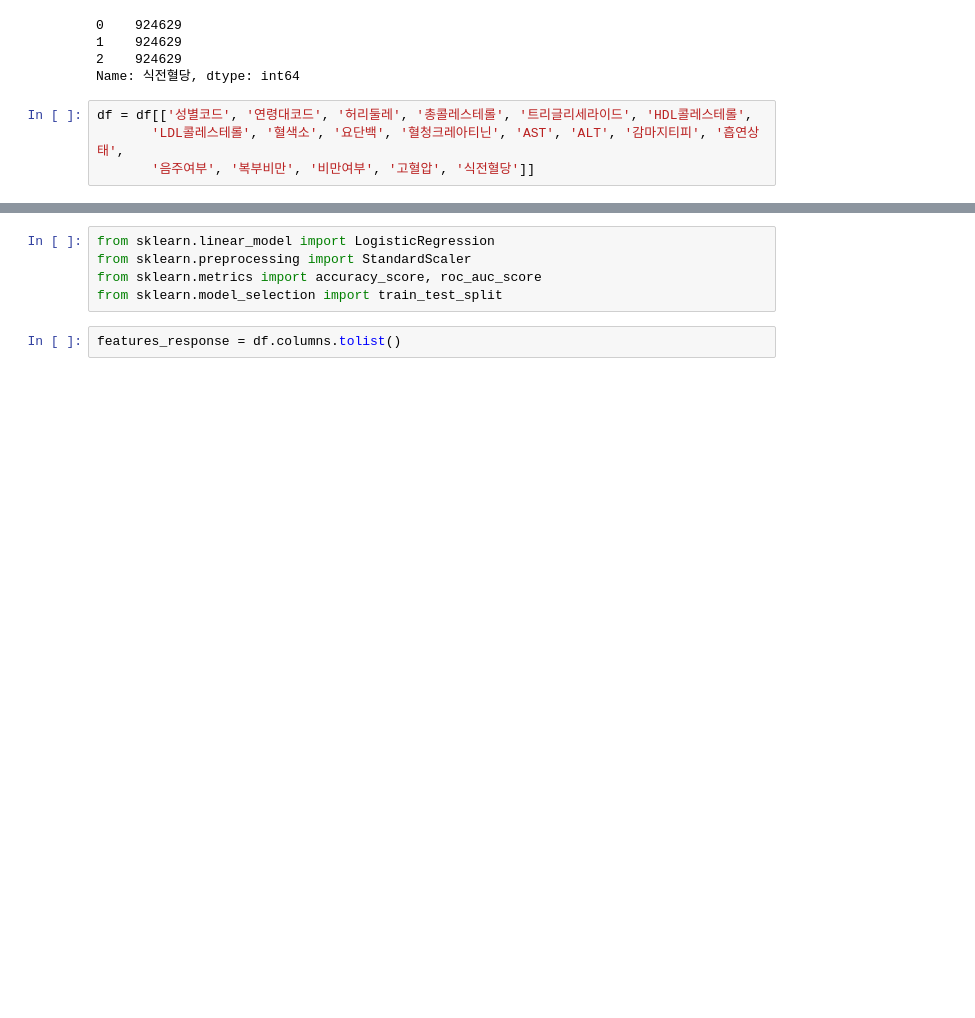
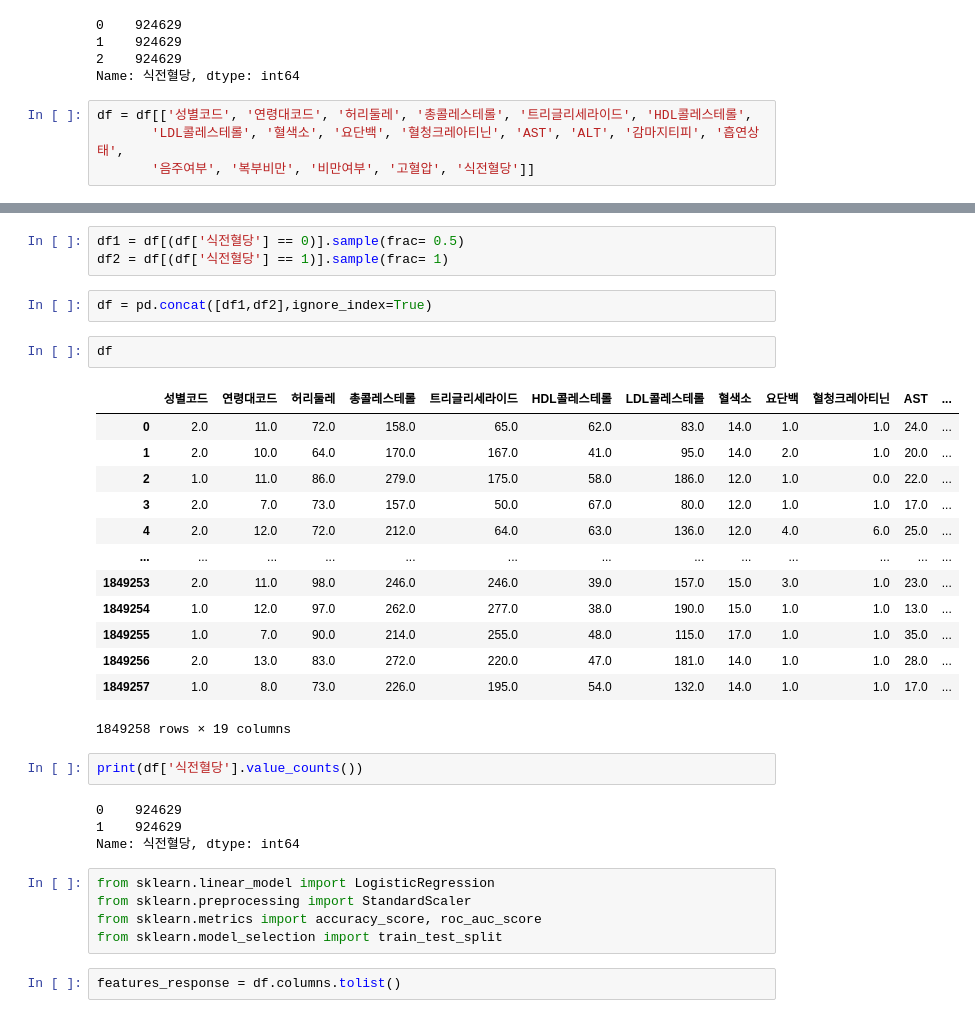
Before and after one commit to kms2698/diabetes-analysys_topgap, a Jupyter notebook: 김민상_LR 모델_over.ipynb, the cells around one changed output, grey strips where cells are left out. Drawn from its saved outputs; the diff is of its cells as text; blank space fills up the shorter version.

```diff
--- a/김민상_LR 모델_over.ipynb
+++ b/김민상_LR 모델_over.ipynb
@@ -46,3 +73,30 @@ df = df[['성별코드', '연령대코드', '허리둘레', '총콜레스테롤'
+# %%
+df1 = df[(df['식전혈당'] == 0)].sample(frac= 0.5)
+df2 = df[(df['식전혈당'] == 1)].sample(frac= 1)
+# %%
+df = pd.concat([df1,df2],ignore_index=True)
+# %%
+df
+# %% [output]
+|  | 성별코드 | 연령대코드 | 허리둘레 | 총콜레스테롤 | 트리글리세라이드 | HDL콜레스테롤 | LDL콜레스테롤 | 혈색소 | 요단백 | 혈청크레아티닌 | AST | ... |
+| 0 | 2.0 | 11.0 | 72.0 | 158.0 | 65.0 | 62.0 | 83.0 | 14.0 | 1.0 | 1.0 | 24.0 | ... |
+| 1 | 2.0 | 10.0 | 64.0 | 170.0 | 167.0 | 41.0 | 95.0 | 14.0 | 2.0 | 1.0 | 20.0 | ... |
+| 2 | 1.0 | 11.0 | 86.0 | 279.0 | 175.0 | 58.0 | 186.0 | 12.0 | 1.0 | 0.0 | 22.0 | ... |
+| 3 | 2.0 | 7.0 | 73.0 | 157.0 | 50.0 | 67.0 | 80.0 | 12.0 | 1.0 | 1.0 | 17.0 | ... |
+| 4 | 2.0 | 12.0 | 72.0 | 212.0 | 64.0 | 63.0 | 136.0 | 12.0 | 4.0 | 6.0 | 25.0 | ... |
+| ... | ... | ... | ... | ... | ... | ... | ... | ... | ... | ... | ... | ... |
+| 1849253 | 2.0 | 11.0 | 98.0 | 246.0 | 246.0 | 39.0 | 157.0 | 15.0 | 3.0 | 1.0 | 23.0 | ... |
+| 1849254 | 1.0 | 12.0 | 97.0 | 262.0 | 277.0 | 38.0 | 190.0 | 15.0 | 1.0 | 1.0 | 13.0 | ... |
+| 1849255 | 1.0 | 7.0 | 90.0 | 214.0 | 255.0 | 48.0 | 115.0 | 17.0 | 1.0 | 1.0 | 35.0 | ... |
+| 1849256 | 2.0 | 13.0 | 83.0 | 272.0 | 220.0 | 47.0 | 181.0 | 14.0 | 1.0 | 1.0 | 28.0 | ... |
+| 1849257 | 1.0 | 8.0 | 73.0 | 226.0 | 195.0 | 54.0 | 132.0 | 14.0 | 1.0 | 1.0 | 17.0 | ... |
+1849258 rows × 19 columns
+# %%
+print(df['식전혈당'].value_counts())
+# %% [output]
+0    924629
+1    924629
+Name: 식전혈당, dtype: int64
 # %%
 from sklearn.linear_model import LogisticRegression
 from sklearn.preprocessing import StandardScaler
```
Also changed, not shown: parts of 19 cells of this notebook.
